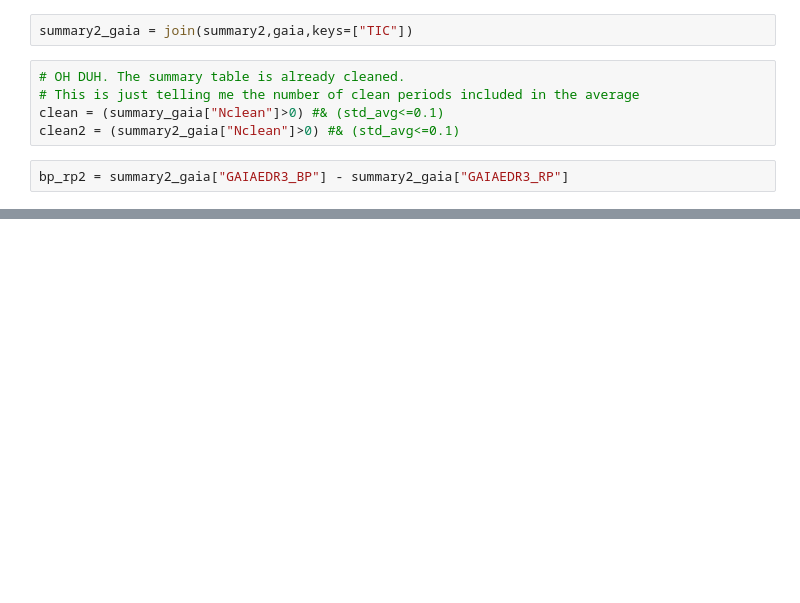
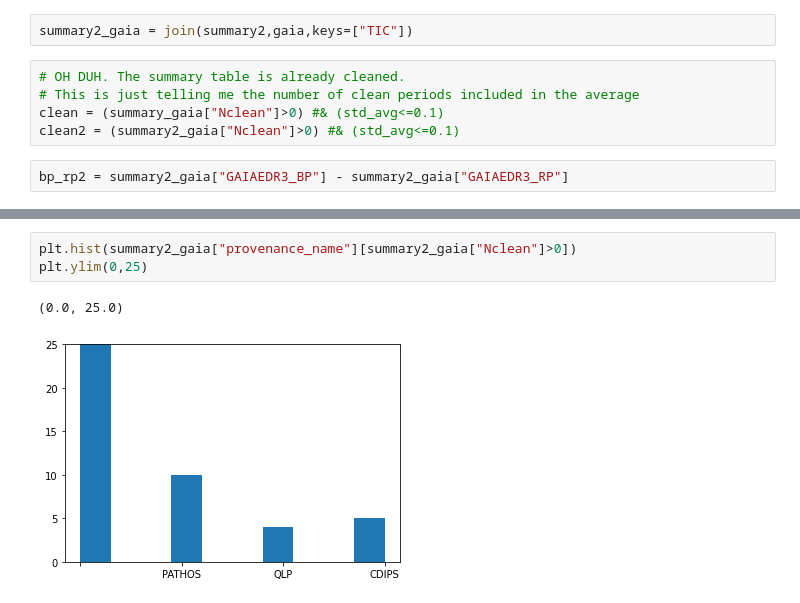
Before and after one commit to stephtdouglas/TESS_young, a Jupyter notebook: analyze_cluster_output.ipynb, the cells around one changed output, grey strips where cells are left out. Saved outputs shown, nothing was run; the diff lists cells and outputs as text; blank space fills up the shorter version.

```diff
--- a/analyze_cluster_output.ipynb
+++ b/analyze_cluster_output.ipynb
@@ -660,0 +690,6 @@ ax.axhline(12,linestyle="--",color="C2")
+# %%
+plt.hist(summary2_gaia["provenance_name"][summary2_gaia["Nclean"]>0])
+plt.ylim(0,25)
+# %% [output]
+(0.0, 25.0)
+[figure, added]
```
Also changed, not shown: parts of 10 cells of this notebook.
